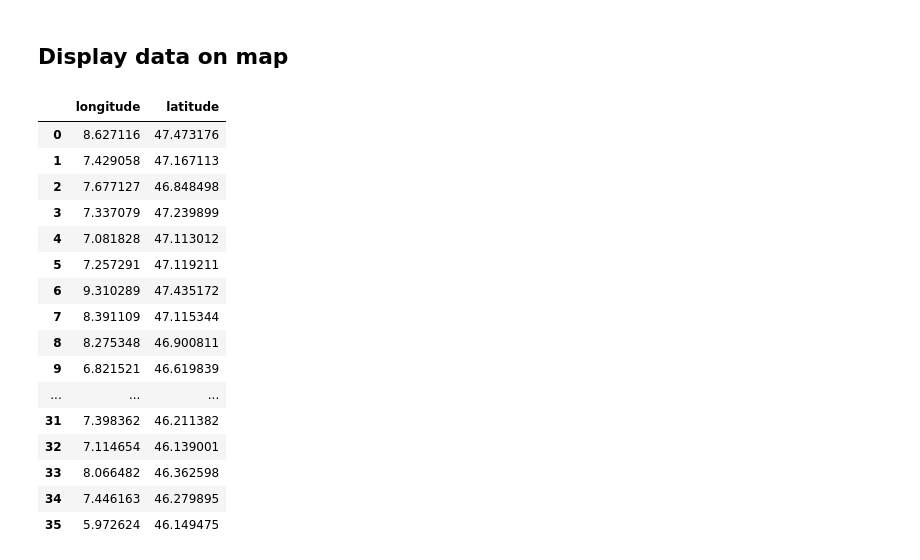
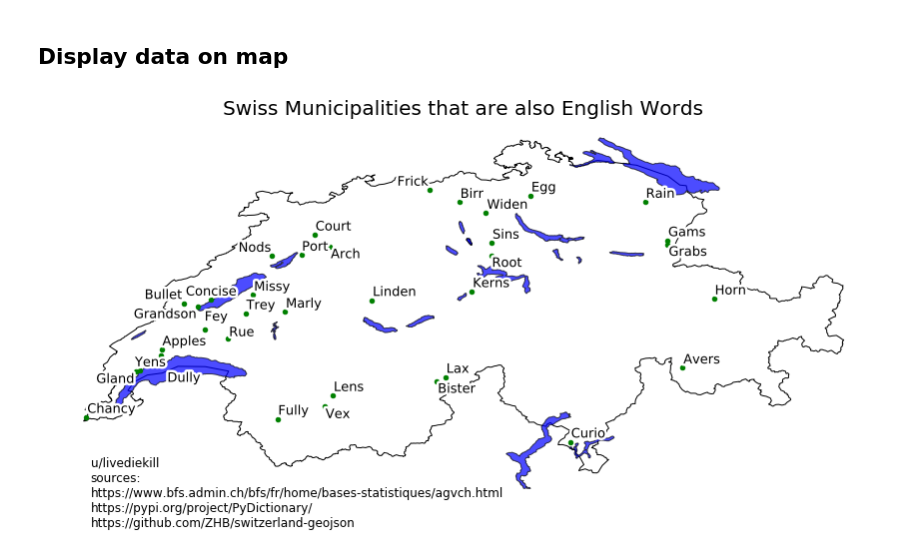
Before and after one commit to Minauras/EnglishWordsInTownNames, a Jupyter notebook: Finding_Swiss_Towns_With_English_Names.ipynb, the cells around one changed output. Cells and saved outputs as stored; diff of their text form; code cells hidden in the pictures.

Commit message:
Plot filtered municipalities on swiss map

```diff
--- a/Finding_Swiss_Towns_With_English_Names.ipynb
+++ b/Finding_Swiss_Towns_With_English_Names.ipynb
@@ -94,29 +95,34 @@ Retrieved computed municipalities from file
 # %%
 #building a list of coordinates for the filtered entries
 geolocator = Nominatim(user_agent="Finding_Swiss_Towns_With_English_names")
-locations = pd.DataFrame([], columns = ['longitude', 'latitude'])
+locations = pd.DataFrame([], columns = ['municipality', 'longitude', 'latitude'])
 
 for i in range(len(filtered_muni_list)):
     muni = filtered_muni_list[i]
     location = geolocator.geocode(muni + " Switzerland", timeout=10)
-    locations.loc[i] = [location.longitude, location.latitude]
+    locations.loc[i] = [muni, location.longitude, location.latitude]
+
+muni_points = [Point(xy) for xy in zip(locations["longitude"], locations["latitude"])]
+muni_points = gpd.GeoDataFrame(locations, geometry=muni_points)
-# %%
-locations
-# %% [output]
-|  | longitude | latitude |
-| 0 | 8.627116 | 47.473176 |
-| 1 | 7.429058 | 47.167113 |
-| 2 | 7.677127 | 46.848498 |
-| 3 | 7.337079 | 47.239899 |
-| 4 | 7.081828 | 47.113012 |
-| 5 | 7.257291 | 47.119211 |
-| 6 | 9.310289 | 47.435172 |
-| 7 | 8.391109 | 47.115344 |
-| 8 | 8.275348 | 46.900811 |
-| 9 | 6.821521 | 46.619839 |
-| ... | ... | ... |
-| 31 | 7.398362 | 46.211382 |
-| 32 | 7.114654 | 46.139001 |
-| 33 | 8.066482 | 46.362598 |
-| 34 | 7.446163 | 46.279895 |
-| 35 | 5.972624 | 46.149475 |
+# %%
+switzerland = gpd.read_file("switzerland-geojson/country/switzerland.geojson")
+lakes = gpd.read_file("switzerland-geojson/lakes/lake-baldegg.geojson")
+for file in os.listdir("switzerland-geojson/lakes"):
+    lake = gpd.read_file("switzerland-geojson/lakes/" + file)
+    lakes = lakes.append(lake)
+# %%
+fig, ax = plt.subplots(figsize=(15,10))
+plt.title("Swiss Municipalities that are also English Words", fontsize=20)
+plt.text(6, 45.5, "u/livediekill\nsources:\nhttps://www.bfs.admin.ch/bfs/fr/home/bases-statistiques/agvch.html\nhttps://pypi.org/project/PyDictionary/\nhttps://github.com/ZHB/switzerland-geojson",
+        fontsize=12)
+plt.axis('off')
+switzerland.plot(ax=ax, color="white", edgecolor='black')
+lakes.plot(ax=ax, color="blue", edgecolor="black", alpha=0.7)
+muni_points.plot(ax=ax, markersize=20, color='green')
+labels = [ax.text(row['longitude'], row['latitude'], str(row['municipality']), fontsize=13) for index, row in muni_points.iterrows()]
+adjustText.adjust_text(labels)
+for label in labels:
+    label.set_path_effects([PathEffects.withStroke(linewidth=5, foreground='w')])
+plt.savefig("Switzerland.png",bbox_inches='tight',dpi=100)
+# %% [output]
+[figure, added]
```
Also changed, not shown: parts of 1 cell of this notebook, 1 other file.
